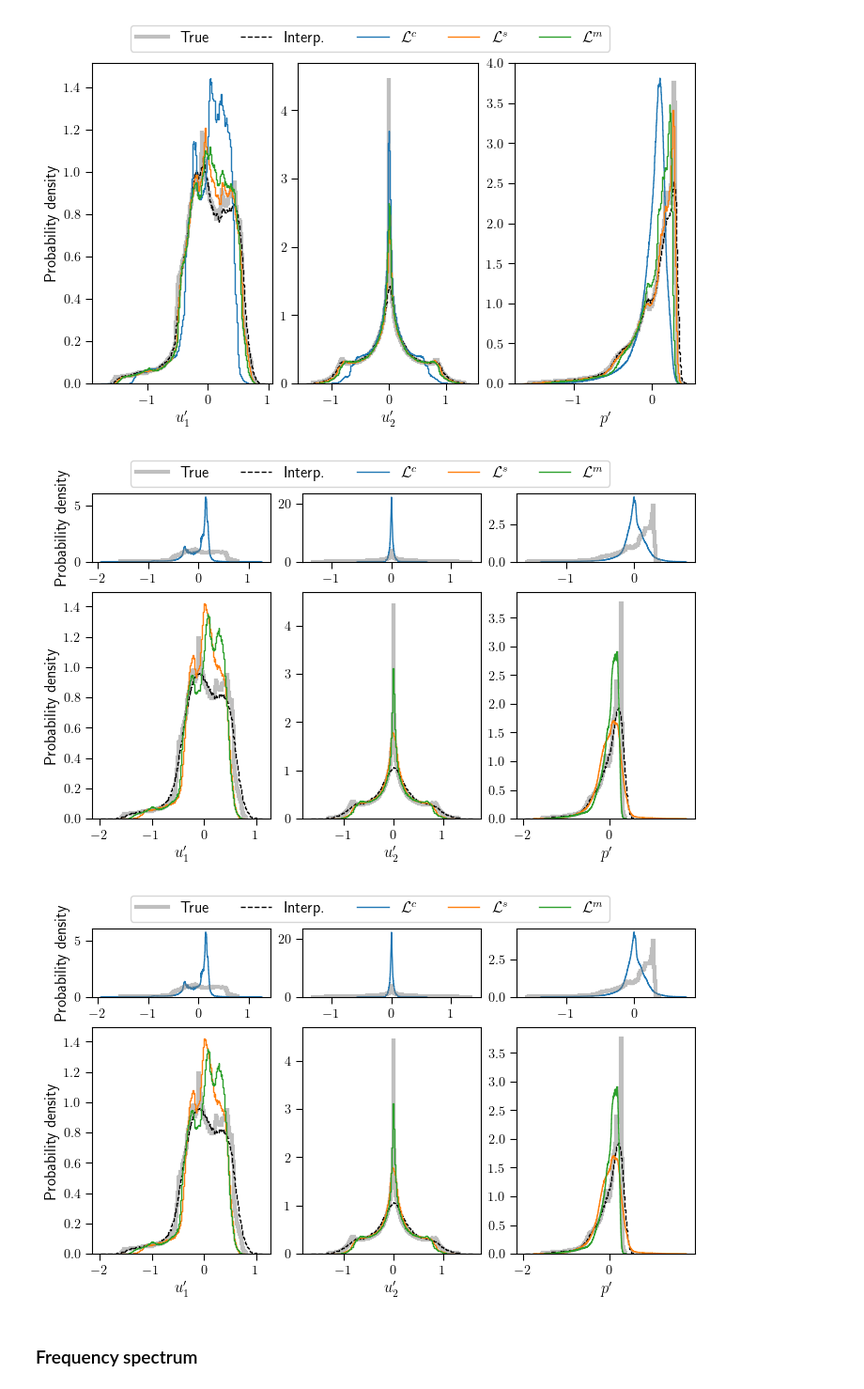
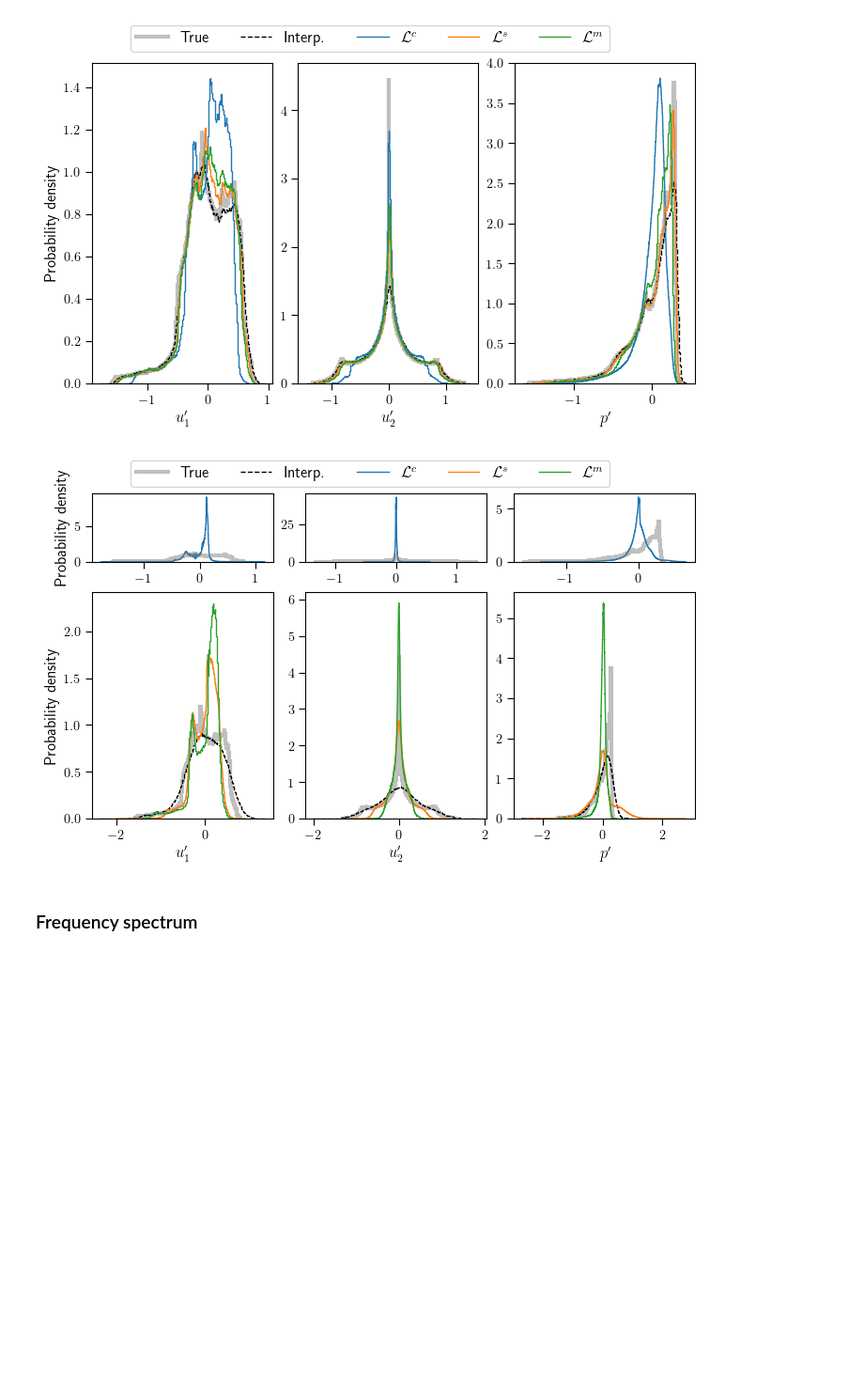
Before and after one commit to MagriLab/FlowReconstructionFromExperiment, a Jupyter notebook: figures_for_paper/noisy_reconstruction.ipynb, the cells around one changed output. Shown: that part at 94% size. Drawn from its saved outputs; the diff is of its cells as text; code cells hidden in the pictures; blank space fills up the shorter version.

```diff
--- a/figures_for_paper/noisy_reconstruction.ipynb
+++ b/figures_for_paper/noisy_reconstruction.ipynb
@@ -306,10 +306,9 @@ def make_image_pdf_separate_classic(data,figname):
     plt.savefig('./figs/'+figname,bbox_inches='tight')
 # %%
 make_image_pdf_separate_classic(results10,'snr10_pdf')
-make_image_pdf_separate_classic(results10,'snr5_pdf')
+make_image_pdf_separate_classic(results5,'snr5_pdf')
 # %% [output]
-[figure, old version]
+[figure, new version]
-[figure, removed]
 # %% [markdown]
 ### Frequency spectrum
 # %%
```
